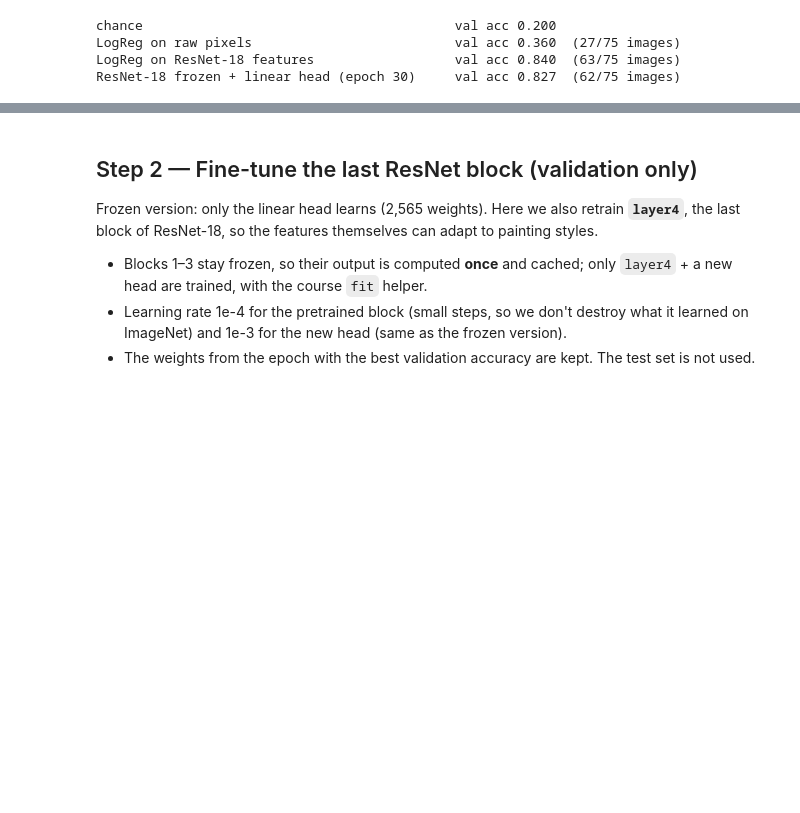
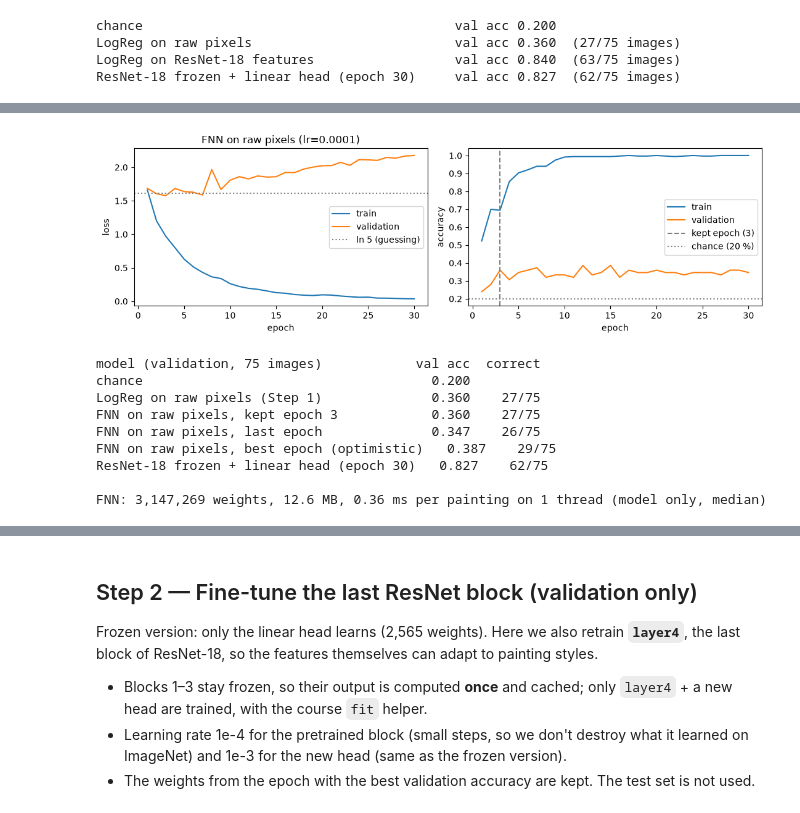
Before and after one commit to ntran-creator/Project-HSM, a Jupyter notebook: miguel_model.ipynb, the cells around one changed output, grey strips where cells are left out. Saved outputs shown, nothing was run; the diff lists cells and outputs as text; code cells hidden in the pictures; blank space fills up the shorter version.

```diff
--- a/miguel_model.ipynb
+++ b/miguel_model.ipynb
@@ -248,0 +319,58 @@ ResNet-18 frozen + linear head (epoch 30)     val acc 0.827  (62/75 images)
+# %%
+import io
+
+# Training curves of the chosen FNN: train AND validation, loss and accuracy
+ep = range(1, len(history_fnn["train_loss"]) + 1)
+plt.figure(figsize=(11, 3.5))
+plt.subplot(1, 2, 1)
+plt.plot(ep, history_fnn["train_loss"], label="train")
+plt.plot(ep, history_fnn["val_loss"], label="validation")
+plt.axhline(np.log(len(CLASSES)), ls=":", c="grey", label="ln 5 (guessing)")
+plt.xlabel("epoch"); plt.ylabel("loss"); plt.legend(); plt.title(f"FNN on raw pixels (lr={fnn_lr})")
+plt.subplot(1, 2, 2)
+plt.plot(ep, history_fnn["train_acc"], label="train")
+plt.plot(ep, history_fnn["val_acc"], label="validation")
+plt.axvline(best_fnn["epoch"], ls="--", c="grey", label=f"kept epoch ({best_fnn['epoch']})")
+plt.axhline(1 / len(CLASSES), ls=":", c="grey", label="chance (20 %)")
+plt.xlabel("epoch"); plt.ylabel("accuracy"); plt.legend(); plt.tight_layout(); plt.show()
+
+# Save the chosen weights (outputs/ is not committed)
+torch.save(fnn.state_dict(), "outputs/fnn.pt")
+
+# CPU time of one prediction at batch size 1 on 1 thread (median of 150 runs, as in Step 4)
+fnn.eval()
+all_threads = torch.get_num_threads()
+torch.set_num_threads(1)
+times = []
+with torch.inference_mode():
+    for _ in range(3):
+        for k in range(50):
+            x1 = X[val_idx[k]].unsqueeze(0)
+            t0 = time.perf_counter()
+            fnn(x1).argmax(dim=1)
+            times.append(1000 * (time.perf_counter() - t0))
+torch.set_num_threads(all_threads)
+buf = io.BytesIO(); torch.save(fnn.state_dict(), buf)
+
+# Comparison on the same 75 validation images
+print(f"{'model (validation, 75 images)':40s} {'val acc':>7s} {'correct':>8s}")
+print(f"{'chance':40s} {0.2:7.3f}")
+for name, acc in [("LogReg on raw pixels (Step 1)", logreg_pixels["val_acc"]),
+                  (f"FNN on raw pixels, kept epoch {best_fnn['epoch']}", best_fnn["val_acc"]),
+                  ("FNN on raw pixels, last epoch", history_fnn["val_acc"][-1]),
+                  ("FNN on raw pixels, best epoch (optimistic)", max(history_fnn["val_acc"])),
+                  ("ResNet-18 frozen + linear head (epoch 30)", history_head["val_acc"][-1])]:
+    print(f"{name:40s} {acc:7.3f} {round(acc * n_val):>5d}/{n_val}")
+print(f"\nFNN: {n_params_fnn:,} weights, {buf.tell() / 1e6:.1f} MB, "
+      f"{np.median(times):.2f} ms per painting on 1 thread (model only, median)")
+# %% [output]
+[figure, added]
+model (validation, 75 images)            val acc  correct
+chance                                     0.200
+LogReg on raw pixels (Step 1)              0.360    27/75
+FNN on raw pixels, kept epoch 3            0.360    27/75
+FNN on raw pixels, last epoch              0.347    26/75
+FNN on raw pixels, best epoch (optimistic)   0.387    29/75
+ResNet-18 frozen + linear head (epoch 30)   0.827    62/75
+
+FNN: 3,147,269 weights, 12.6 MB, 0.36 ms per painting on 1 thread (model only, median)
```
Also changed, not shown: parts of 13 cells of this notebook.
